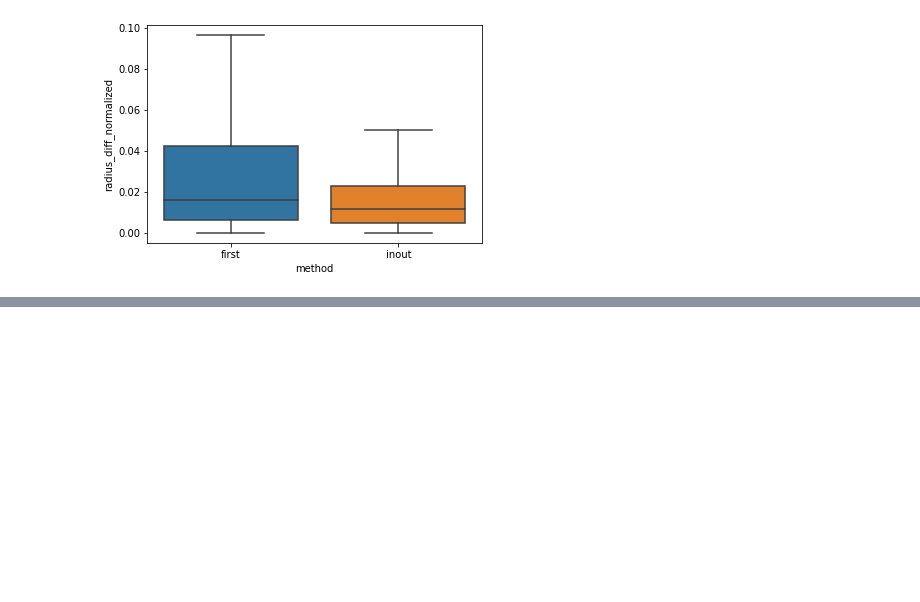
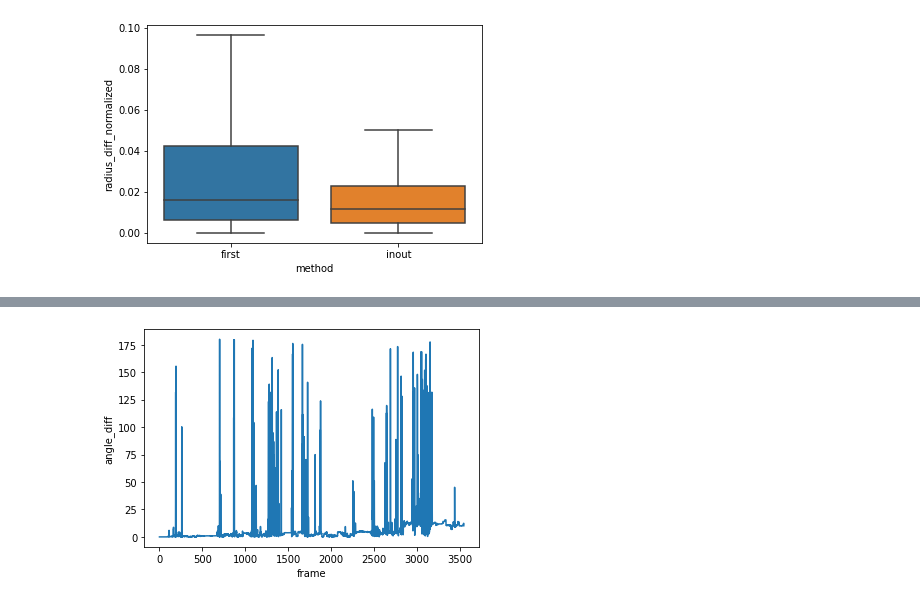
Before and after one commit to Custom-Surgical-GmbH/Cataract-Surgery-Training-Explorations, a Jupyter notebook: opencv_explorations/quantitative_evaluation.ipynb, the cells around one changed output, grey strips where cells are left out. Cells and saved outputs as stored; diff of their text form; code cells hidden in the pictures; blank space fills up the shorter version.

```diff
--- a/opencv_explorations/quantitative_evaluation.ipynb
+++ b/opencv_explorations/quantitative_evaluation.ipynb
@@ -281,6 +288,10 @@ for _ in range(10):
 # %%
 ground_truth_circles = ground_truth_circles[:len(circles_first)]
 ground_truth_zero_points = ground_truth_zero_points[:len(circles_first)]
+ground_truth_orientations = [
+    get_orientation(ground_truth_circles[i], ground_truth_zero_points[i])
+    for i in range(len(circles_first))
+]
 # %%
 circles_first = numpy_array_robust(circles_first)
 circles_inout = numpy_array_robust(circles_inout)
@@ -318,0 +469,22 @@ ax = sns.boxplot(x='method', y='radius_diff_normalized', showfliers=False, data=
+# %%
+orientations_processed = np.array([(o if o is not None else np.nan) for o in orientations])
+orientations_processed = orientations_processed - orientations_processed[0] + ground_truth_orientations[0]
+orientations_processed = orientations_processed + 4*np.pi
+orientations_processed = orientations_processed % (2*np.pi)
+orientations_processed_deg = 180.0 * orientations_processed / np.pi
+# %%
+ground_truth_orientations_deg = 180.0 * np.array(ground_truth_orientations) / np.pi
+ground_truth_orientations_deg = ground_truth_orientations_deg[:len(orientations_processed_deg)]
+# %%
+orientation_diff = orientations_processed_deg - ground_truth_orientations_deg
+orientation_diff = (orientation_diff + 180) % 360 - 180
+orientation_diff = np.abs(orientation_diff)
+# %%
+N = 1
+test = orientation_diff[~np.isnan(orientation_diff)]
+plt.plot(np.convolve(test, np.ones(N)/N, mode='valid'))
+plt.xlabel('frame')
+plt.ylabel('angle_diff')
+plt.savefig('c.pdf')
+# %% [output]
+[figure, added]
```
Also changed, not shown: parts of 11 cells of this notebook, 1 other file.
